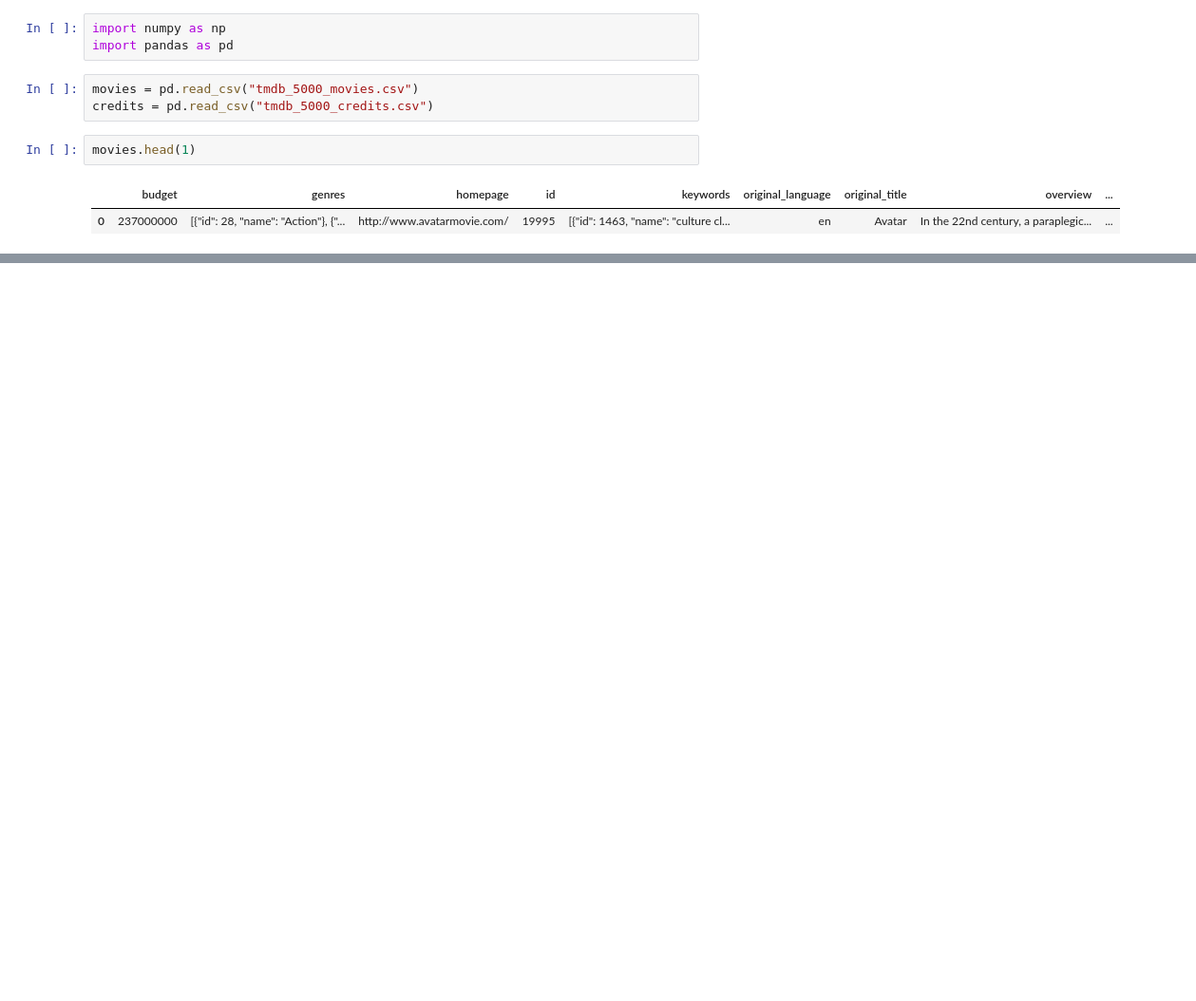
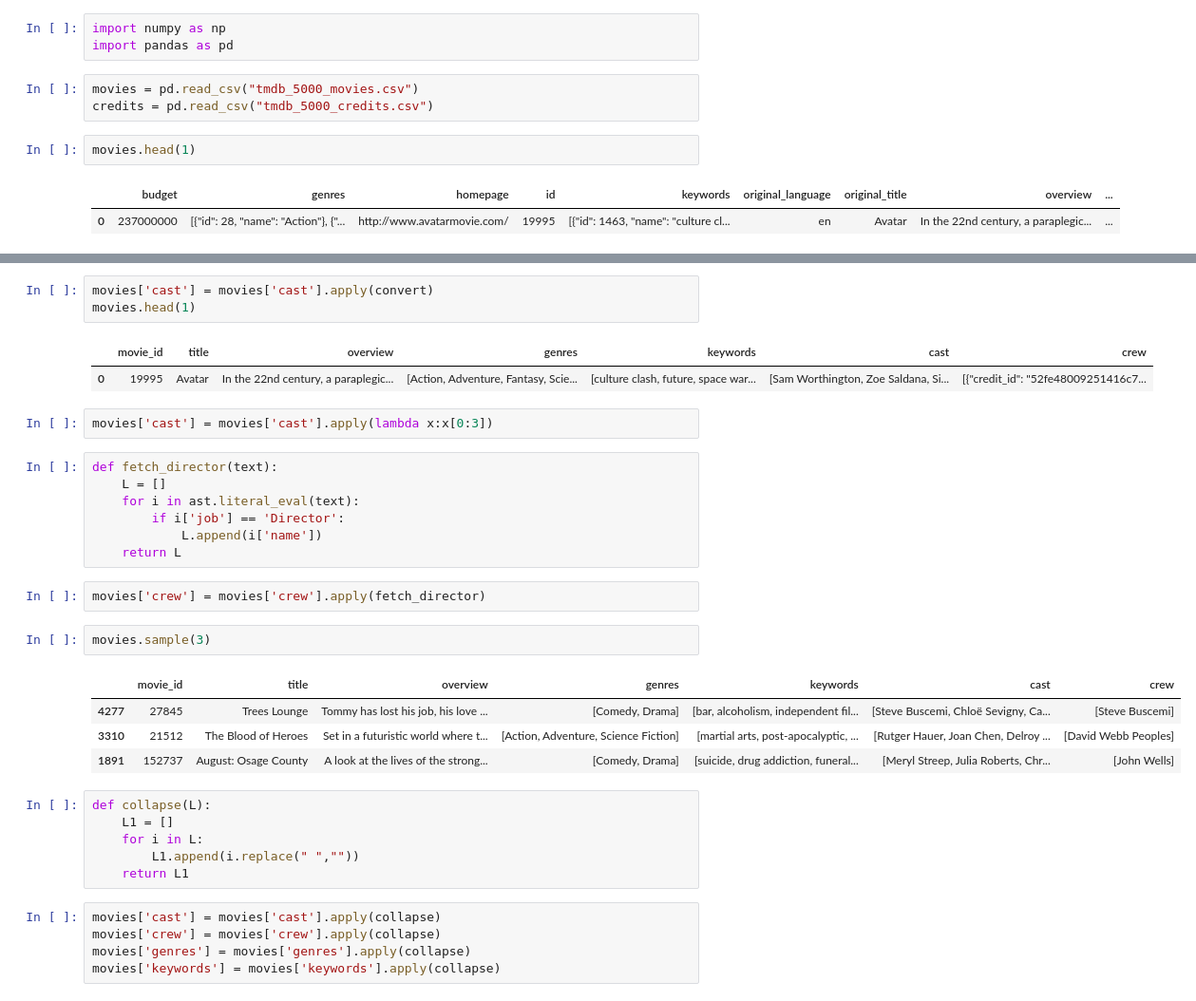
Before and after one commit to smabid2018/Netflix_movies_recomendation_System, a Jupyter notebook: Movies_Recomendation_System.ipynb, the cells around one changed output, grey strips where cells are left out. Shown: that part at 95% size. Cells and saved outputs as stored; diff of their text form; blank space fills up the shorter version.

```diff
--- a/Movies_Recomendation_System.ipynb
+++ b/Movies_Recomendation_System.ipynb
@@ -11,0 +87,35 @@ movies.head(1)
+# %%
+movies['cast'] = movies['cast'].apply(convert)
+movies.head(1)
+# %% [output]
+|  | movie_id | title | overview | genres | keywords | cast | crew |
+| 0 | 19995 | Avatar | In the 22nd century, a paraplegic... | [Action, Adventure, Fantasy, Scie... | [culture clash, future, space war... | [Sam Worthington, Zoe Saldana, Si... | [{"credit_id": "52fe48009251416c7... |
+# %%
+movies['cast'] = movies['cast'].apply(lambda x:x[0:3])
+# %%
+def fetch_director(text):
+    L = []
+    for i in ast.literal_eval(text):
+        if i['job'] == 'Director':
+            L.append(i['name'])
+    return L
+# %%
+movies['crew'] = movies['crew'].apply(fetch_director)
+# %%
+movies.sample(3)
+# %% [output]
+|  | movie_id | title | overview | genres | keywords | cast | crew |
+| 4277 | 27845 | Trees Lounge | Tommy has lost his job, his love ... | [Comedy, Drama] | [bar, alcoholism, independent fil... | [Steve Buscemi, Chloë Sevigny, Ca... | [Steve Buscemi] |
+| 3310 | 21512 | The Blood of Heroes | Set in a futuristic world where t... | [Action, Adventure, Science Fiction] | [martial arts, post-apocalyptic, ... | [Rutger Hauer, Joan Chen, Delroy ... | [David Webb Peoples] |
+| 1891 | 152737 | August: Osage County | A look at the lives of the strong... | [Comedy, Drama] | [suicide, drug addiction, funeral... | [Meryl Streep, Julia Roberts, Chr... | [John Wells] |
+# %%
+def collapse(L):
+    L1 = []
+    for i in L:
+        L1.append(i.replace(" ",""))
+    return L1
+# %%
+movies['cast'] = movies['cast'].apply(collapse)
+movies['crew'] = movies['crew'].apply(collapse)
+movies['genres'] = movies['genres'].apply(collapse)
+movies['keywords'] = movies['keywords'].apply(collapse)
```
Also changed, not shown: parts of 14 cells of this notebook, 1 other file.
